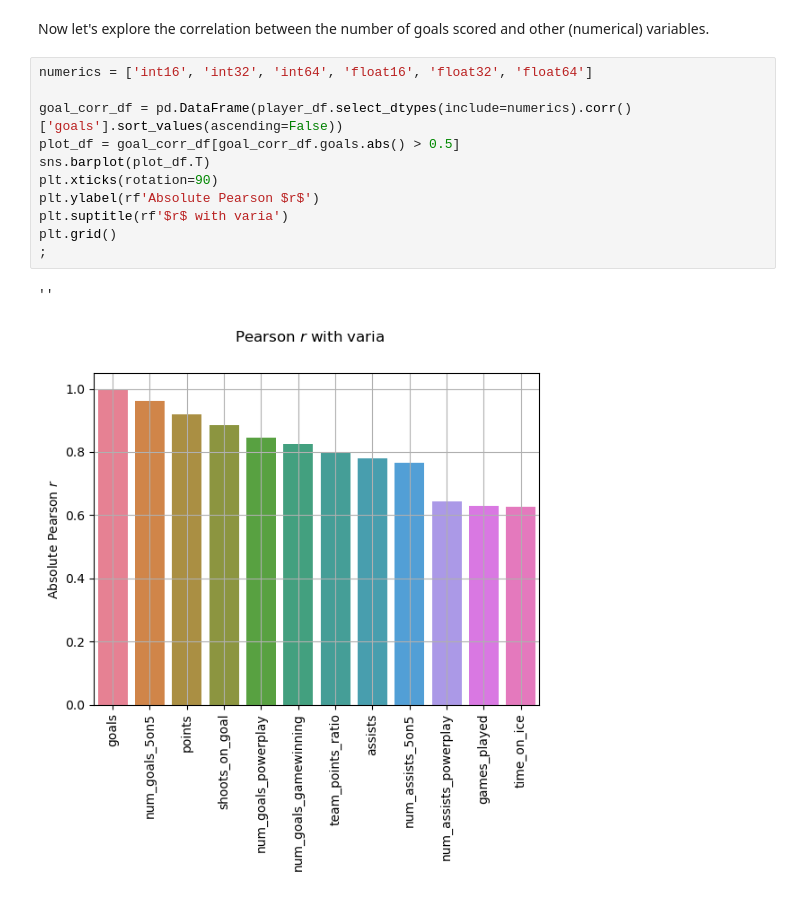
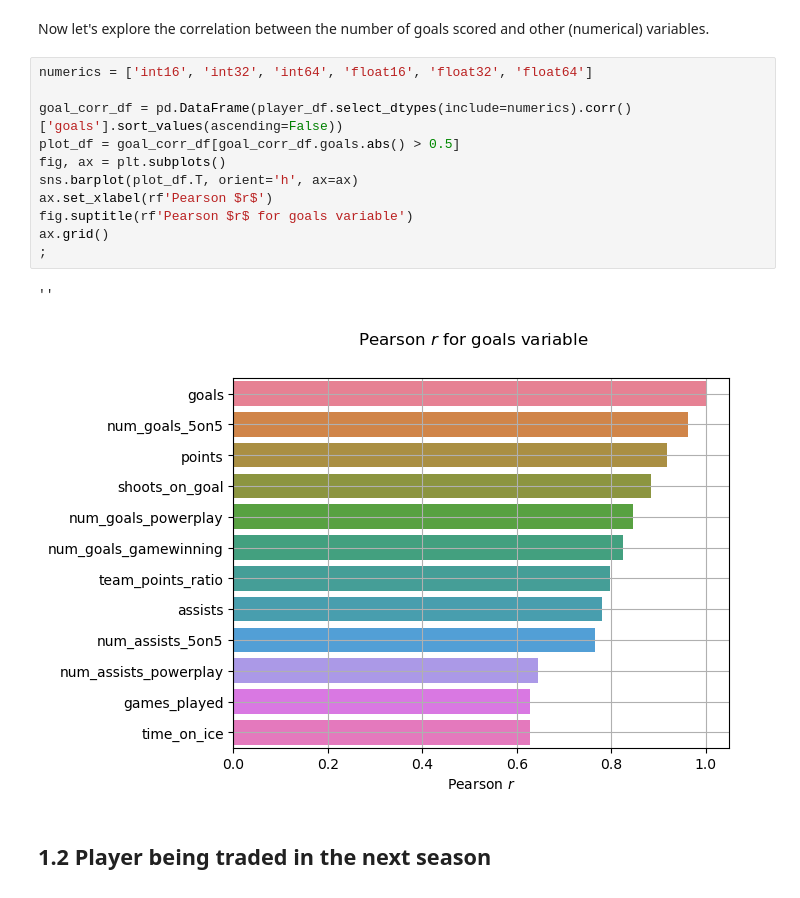
Before and after one commit to matejmurin01/ni-mlp-semestral-work, a Jupyter notebook: explore-2.ipynb, the cells around one changed output. Drawn from its saved outputs; the diff is of its cells as text.

```diff
--- a/explore-2.ipynb
+++ b/explore-2.ipynb
@@ -93,14 +98,16 @@ Now let's explore the correlation between the number of goals scored and other (
 # %%
 numerics = ['int16', 'int32', 'int64', 'float16', 'float32', 'float64']
 
 goal_corr_df = pd.DataFrame(player_df.select_dtypes(include=numerics).corr()['goals'].sort_values(ascending=False))
 plot_df = goal_corr_df[goal_corr_df.goals.abs() > 0.5]
-sns.barplot(plot_df.T)
-plt.xticks(rotation=90)
-plt.ylabel(rf'Absolute Pearson $r$')
-plt.suptitle(rf'$r$ with varia')
-plt.grid()
+fig, ax = plt.subplots()
+sns.barplot(plot_df.T, orient='h', ax=ax)
+ax.set_xlabel(rf'Pearson $r$')
+fig.suptitle(rf'Pearson $r$ for goals variable')
+ax.grid()
 ;
 # %% [output]
 ''
-[figure, old version]
+[figure, new version]
+# %% [markdown]
+## 1.2 Player being traded in the next season
```
Also changed, not shown: parts of 9 cells of this notebook, 3 other files.
